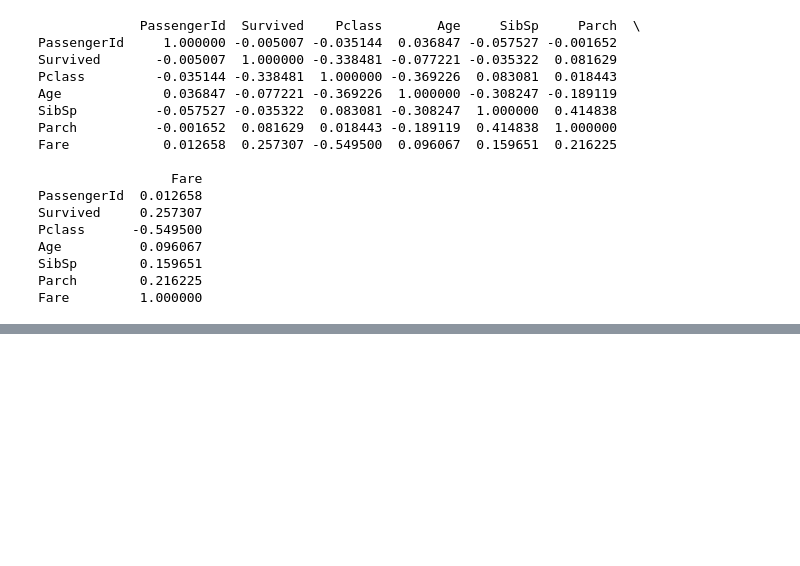
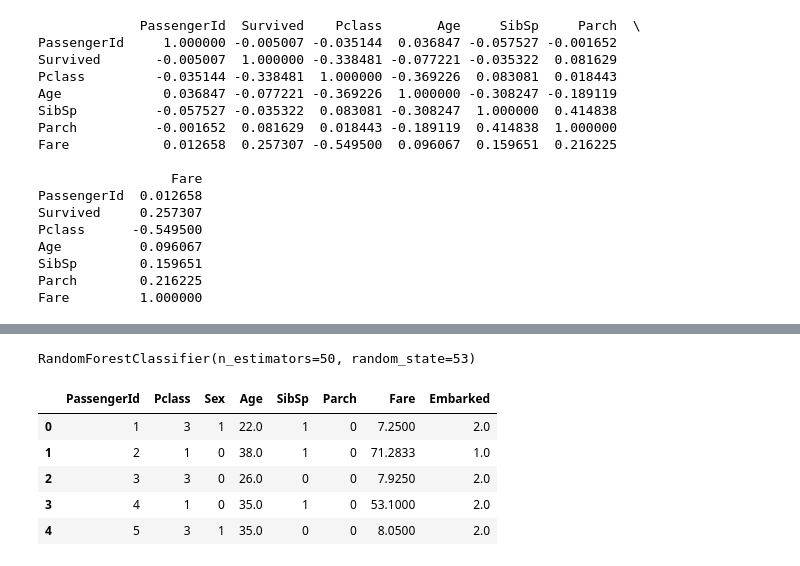
Before and after one commit to andreaj-it/RANDOM_FOREST_ALGO., a Jupyter notebook: src/titanic.ipynb, the cells around one changed output, grey strips where cells are left out. Drawn from its saved outputs; the diff is of its cells as text; code cells hidden in the pictures; blank space fills up the shorter version.

```diff
--- a/src/titanic.ipynb
+++ b/src/titanic.ipynb
@@ -76,0 +200,3 @@ plt.show()
+# %%
+df['Embarked'] = df['Embarked'].map({'S':2,'C':1,'Q':0})
+df['Embarked']
@@ -94,3 +252,7 @@ Age          0.096067
 SibSp        0.159651
 Parch        0.216225
 Fare         1.000000
+# %%
+#df['Age'].mean()
+#df['Age'](np.isnan(df['Age'])]=df['Age'].mean()
+df['Age'][np.isnan(df['Age'])]=df['Age'].mean()
@@ -96,0 +264,2 @@ Fare         1.000000
+# %%
+df['Embarked'][np.isnan(df['Embarked'])]=2
@@ -96,0 +290,6 @@ Fare         1.000000
+# %%
+#Step 3
+
+x = df.drop(columns=['Survived'])
+y = df['Survived']
+X_train, X_test, y_train, y_test = train_test_split(x, y, random_state=53, test_size=0.2)
@@ -96,0 +318,4 @@ Fare         1.000000
+# %%
+modelo.fit(X_train, y_train) #como da este error: Input X contains NaN.tengo q reemplazar estos valores, por ej Edad, q lo reemplazo con la media
+# %% [output]
+RandomForestClassifier(n_estimators=50, random_state=53)
@@ -96,0 +328,10 @@ Fare         1.000000
+# %%
+x.head() #a un compa le dio mal porq no le borro el survived,
+#todo le daba uno, esto fue una prueba para ver el error del compa, el erro del compa fue esto leakage
+# %% [output]
+|  | PassengerId | Pclass | Sex | Age | SibSp | Parch | Fare | Embarked |
+| 0 | 1 | 3 | 1 | 22.0 | 1 | 0 | 7.2500 | 2.0 |
+| 1 | 2 | 1 | 0 | 38.0 | 1 | 0 | 71.2833 | 1.0 |
+| 2 | 3 | 3 | 0 | 26.0 | 0 | 0 | 7.9250 | 2.0 |
+| 3 | 4 | 1 | 0 | 35.0 | 1 | 0 | 53.1000 | 2.0 |
+| 4 | 5 | 3 | 1 | 35.0 | 0 | 0 | 8.0500 | 2.0 |
```
Also changed, not shown: parts of 32 cells of this notebook.
